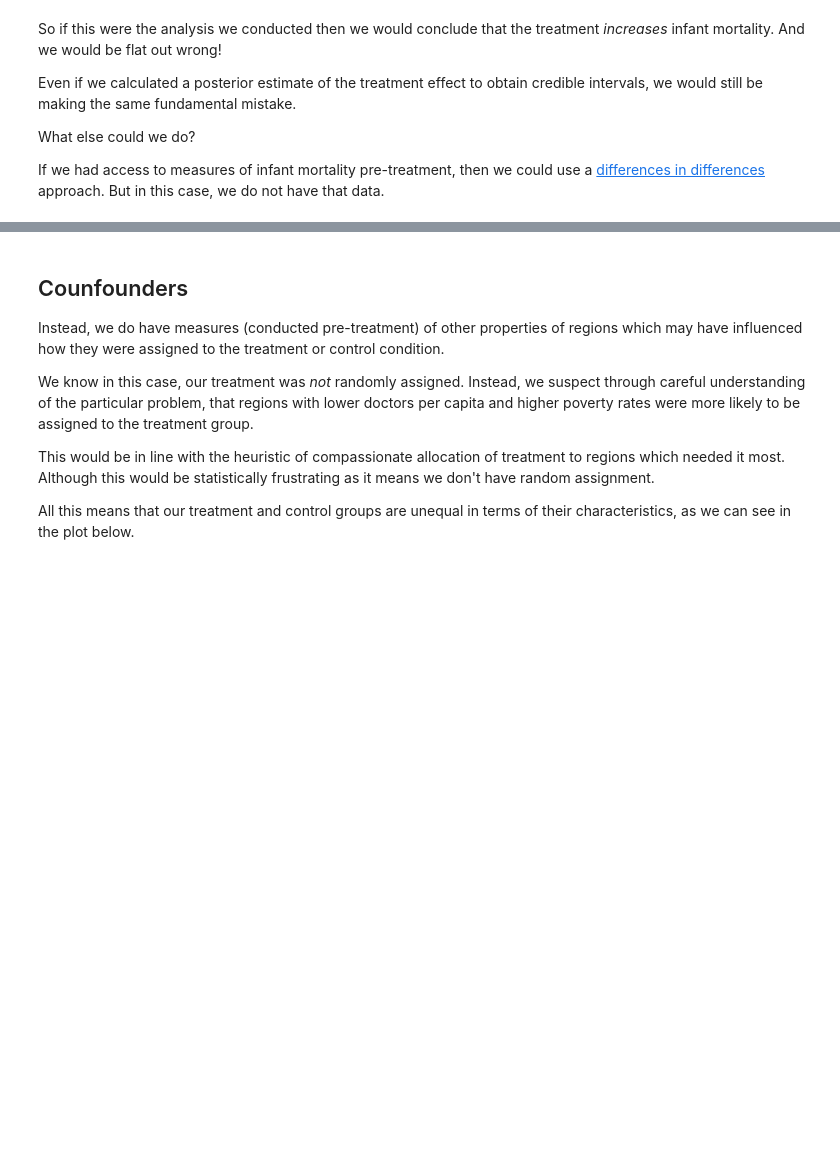
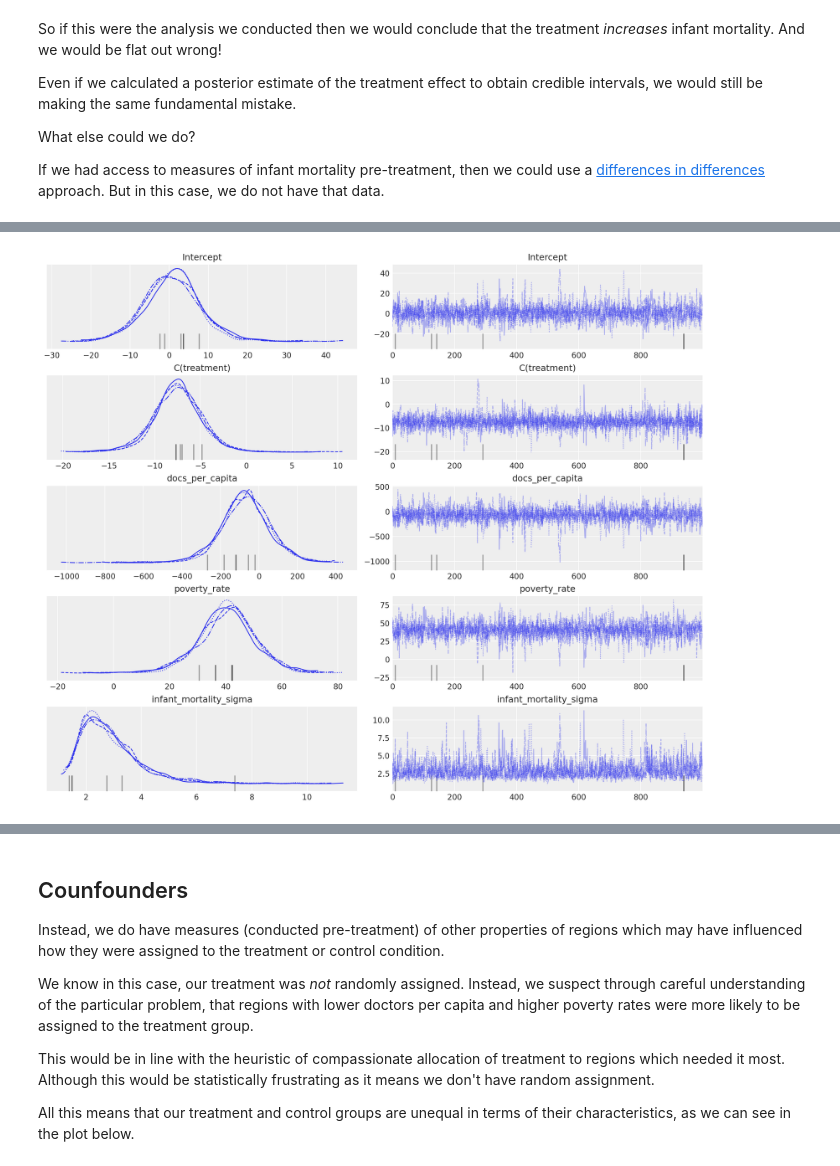
Before and after one commit to drbenvincent/pymc-examples, a Jupyter notebook: examples/causal_inference/propensity_scores.ipynb, the cells around one changed output, grey strips where cells are left out. Cells and saved outputs as stored; diff of their text form; code cells hidden in the pictures; blank space fills up the shorter version.

```diff
--- a/examples/causal_inference/propensity_scores.ipynb
+++ b/examples/causal_inference/propensity_scores.ipynb
@@ -108,0 +141,2 @@ If we had access to measures of infant mortality pre-treatment, then we could us
+# %%
+fitted = model.fit(tune=2000, init="adapt_diag", target_accept=0.9, random_seed=RANDOM_SEED)
@@ -108,0 +152,4 @@ If we had access to measures of infant mortality pre-treatment, then we could us
+# %%
+az.plot_trace(fitted);
+# %% [output]
+[figure, added]
```
Also changed, not shown: parts of 15 cells of this notebook.
